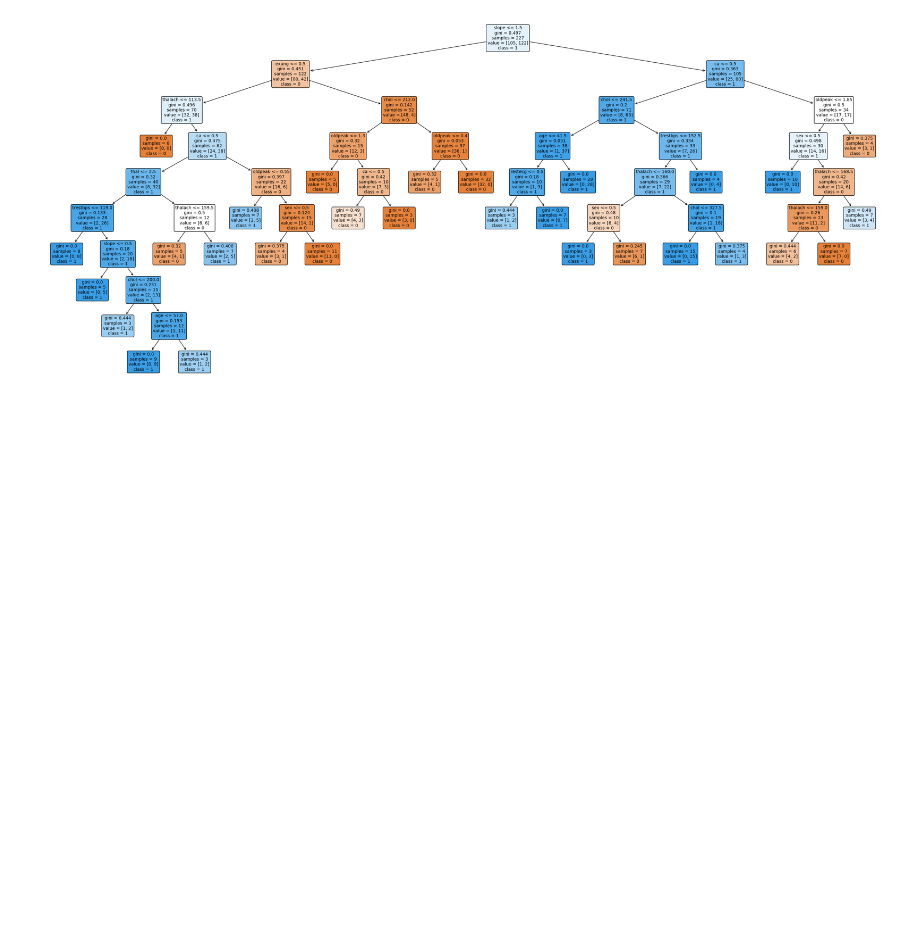
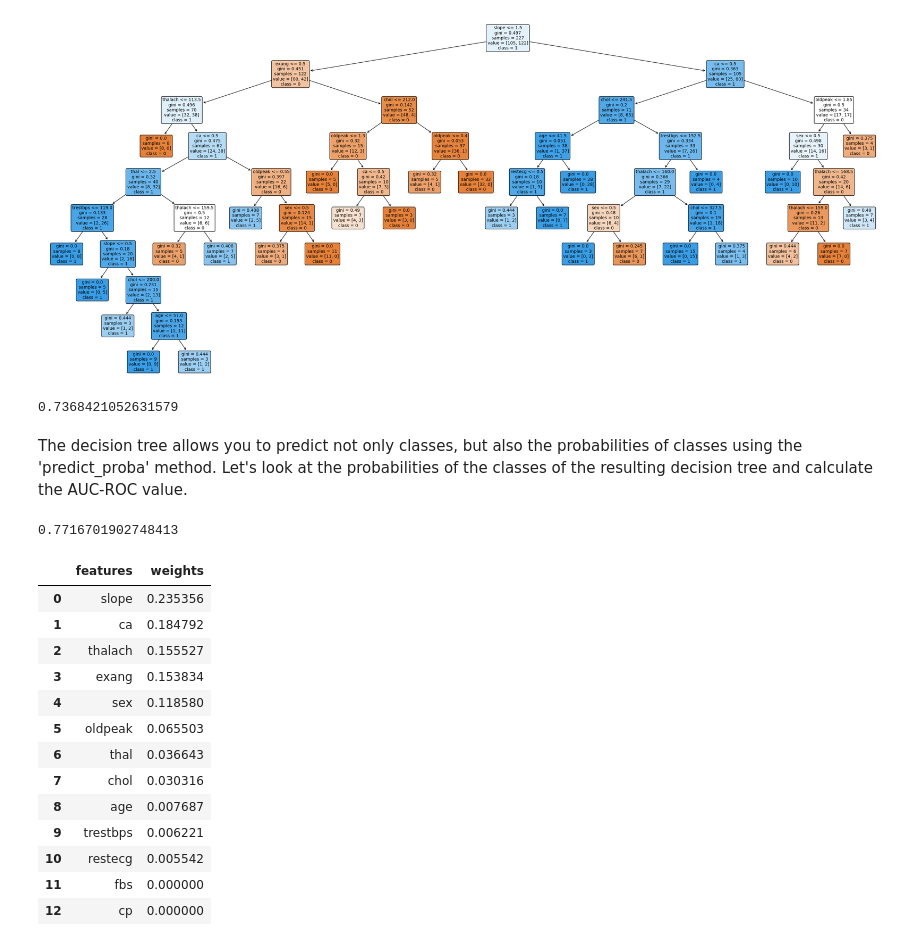
Before and after one commit to SergeyHSE/DesisionTree.github.io, a Jupyter notebook: DesisionTree.ipynb, the cells around one changed output. Drawn from its saved outputs; the diff is of its cells as text; code cells hidden in the pictures; blank space fills up the shorter version.

```diff
--- a/DesisionTree.ipynb
+++ b/DesisionTree.ipynb
@@ -126,3 +126,46 @@ plot_tree(
 plt.show()
 # %% [output]
 [figure]
+# %%
+# Let's now accuracy score wtith optimal parametrs
+
+y_pred_test_optimal = dt_optimal.predict(X_test)
+accuracy_score(y_test, y_pred_test_optimal)
+# %% [output]
+0.7368421052631579
+# %% [markdown]
+The decision tree allows you to predict not only classes, but also the probabilities of classes
+using the 'predict_proba' method.
+Let's look at the probabilities of the classes of the resulting decision tree and calculate the AUC-ROC value.
+# %%
+from sklearn.linear_model import LogisticRegression
+from sklearn.metrics import roc_auc_score
+y_pred_proba = dt_optimal.predict_proba(X_test)[:, 1]
+roc_auc_score(y_test, y_pred_proba)
+# %% [output]
+0.7716701902748413
+# %%
+#We need find which attribute is the most important in the opinion of the resulting decision tree.
+
+
+dt_optimal.feature_importances_
+weights_sorted = sorted(zip(dt_optimal.feature_importances_.ravel(), X_train.columns), reverse=True)
+weights = [x[0] for x in weights_sorted]
+features = [x[1] for x in weights_sorted]
+table = pd.DataFrame({'features' : features, 'weights' : weights})
+table
+# %% [output]
+|  | features | weights |
+| 0 | slope | 0.235356 |
+| 1 | ca | 0.184792 |
+| 2 | thalach | 0.155527 |
+| 3 | exang | 0.153834 |
+| 4 | sex | 0.118580 |
+| 5 | oldpeak | 0.065503 |
+| 6 | thal | 0.036643 |
+| 7 | chol | 0.030316 |
+| 8 | age | 0.007687 |
+| 9 | trestbps | 0.006221 |
+| 10 | restecg | 0.005542 |
+| 11 | fbs | 0.000000 |
+| 12 | cp | 0.000000 |
```
Also changed, not shown: parts of 2 cells of this notebook.
